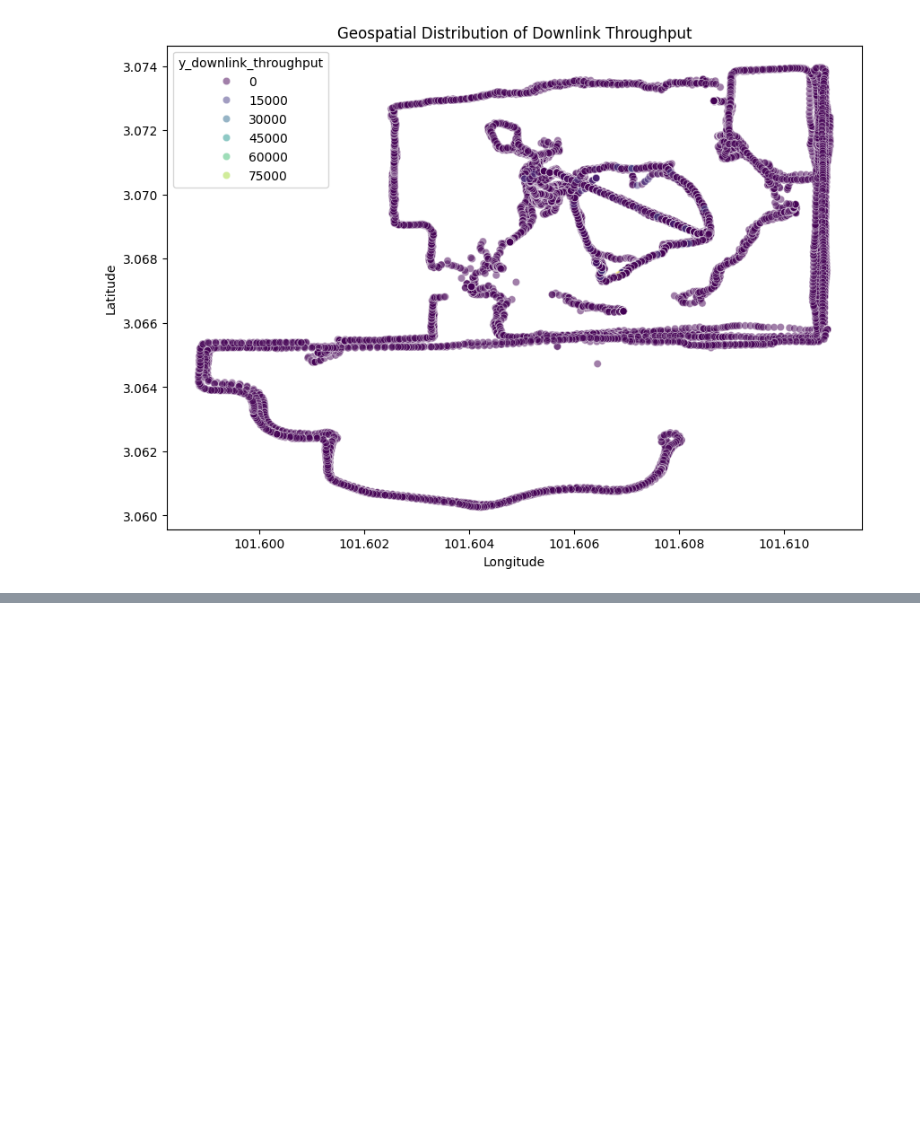
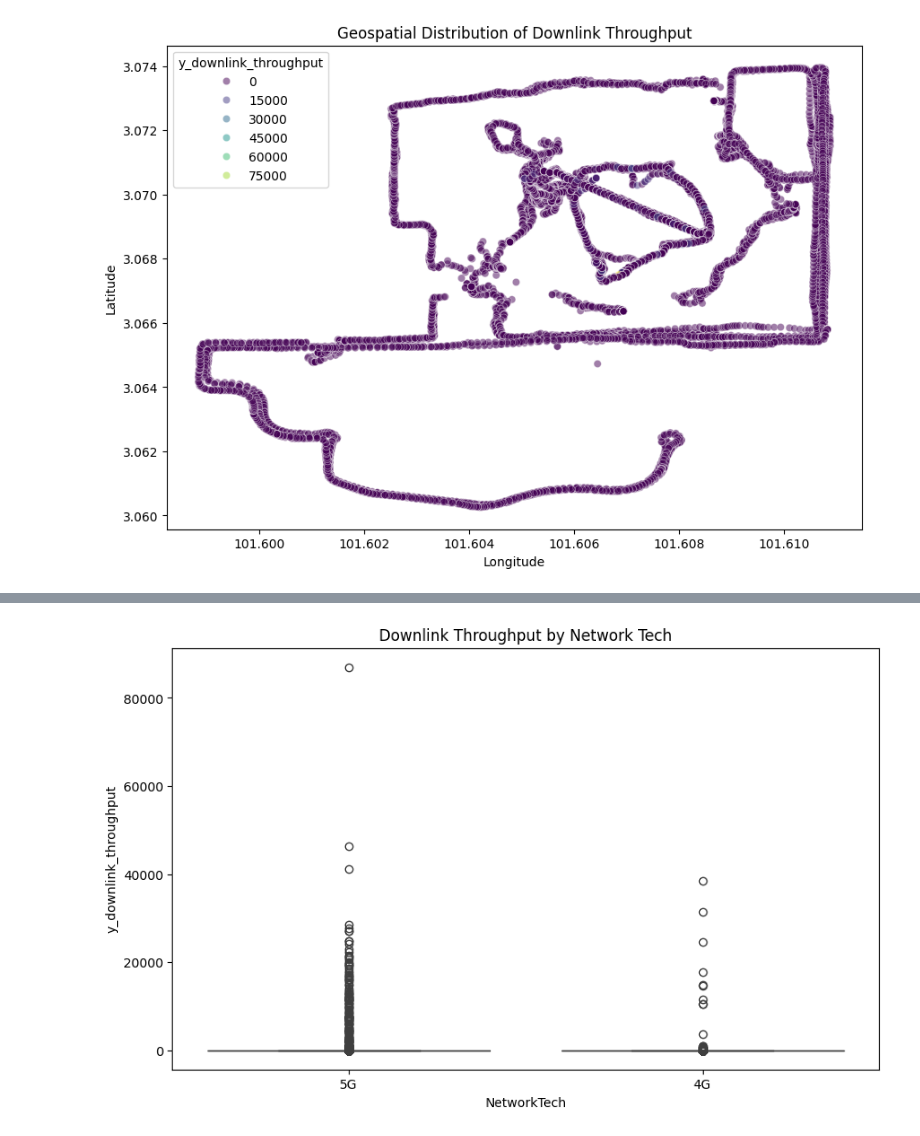
Before and after one commit to Nokia-MN-DataScience-Project/EDA, a Jupyter notebook: EDA.ipynb, the cells around one changed output, grey strips where cells are left out. Saved outputs shown, nothing was run; the diff lists cells and outputs as text; code cells hidden in the pictures; blank space fills up the shorter version.

```diff
--- a/EDA.ipynb
+++ b/EDA.ipynb
@@ -183,14 +181,16 @@ ValueError: Could not interpret value `PINGAVG` for `y`. An entry with this name
 # %%
 if 'NetworkTech' in df.columns:
     plt.figure(figsize=(10,6))
-    sns.boxplot(data=df, x='NetworkTech', y='DL_bitrate')
+    sns.boxplot(data=df, x='NetworkTech', y='y_downlink_throughput')
     plt.title("Downlink Throughput by Network Tech")
     plt.show()
 
-    plt.figure(figsize=(10,6))
-    sns.boxplot(data=df, x='NetworkTech', y='PINGAVG')
-    plt.title("Latency by Network Tech")
-    plt.show()
+    # plt.figure(figsize=(10,6))
+    # sns.boxplot(data=df, x='NetworkTech', y='PINGAVG')
+    # plt.title("Latency by Network Tech")
+    # plt.show()
+# %% [output]
+[figure, added]
 # %%
 
 if 'Mobility' in df.columns:
```
Also changed, not shown: parts of 3 cells of this notebook.
